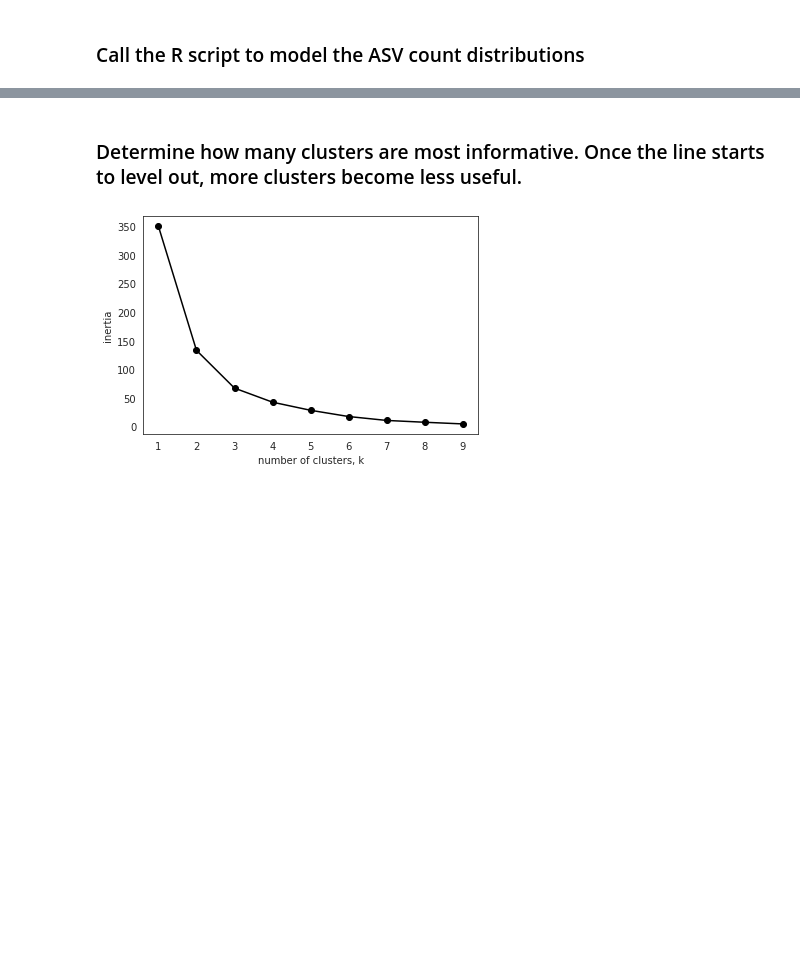
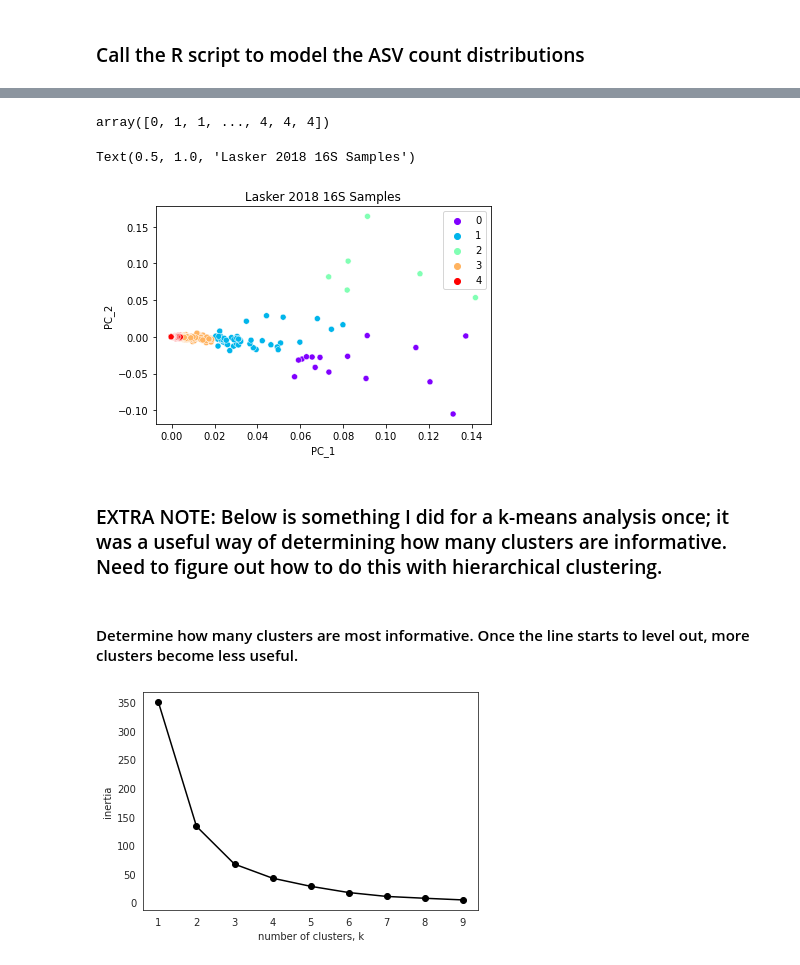
Before and after one commit to nvpatin/MAMBO, a Jupyter notebook: Amplicon_preprocessing_testdata.ipynb, the cells around one changed output, grey strips where cells are left out. Drawn from its saved outputs; the diff is of its cells as text; code cells hidden in the pictures; blank space fills up the shorter version.

```diff
--- a/Amplicon_preprocessing_testdata.ipynb
+++ b/Amplicon_preprocessing_testdata.ipynb
@@ -135,0 +144,5 @@ inertias
+# %%
+pcs_select = pd.DataFrame(pcs)
+pcs_select = pcs_select.iloc[:, 0:2]
+pcs_select = pcs_select.set_axis(['PC_1', 'PC_2'], axis=1, inplace=False)
+pcs_select
@@ -136,5 +165,23 @@ inertias
+# %%
+clustering_model = AgglomerativeClustering(n_clusters=5, affinity='euclidean', linkage='ward')
+clustering_model.fit(pcs_select)
+clustering_model.labels_
+# %% [output]
+array([0, 1, 1, ..., 4, 4, 4])
+# %%
+data_labels = clustering_model.labels_
+sns.scatterplot(data=pcs_select,
+                x='PC_1',
+                y='PC_2',
+                hue=data_labels,
+                palette="rainbow").set_title('Lasker 2018 16S Samples')
+# %% [output]
+Text(0.5, 1.0, 'Lasker 2018 16S Samples')
+[figure, added]
+# %% [markdown]
+### EXTRA NOTE: Below is something I did for a k-means analysis once; it was a useful way of determining how many clusters are informative. Need to figure out how to do this with hierarchical clustering.
 # %% [markdown]
-### Determine how many clusters are most informative. Once the line starts to level out, more clusters become less useful.
+#### Determine how many clusters are most informative. Once the line starts to level out, more clusters become less useful.
 # %%
 plt.plot(ks, inertias, '-o', color='black')
 plt.xlabel('number of clusters, k')
```
Also changed, not shown: parts of 40 cells of this notebook.
